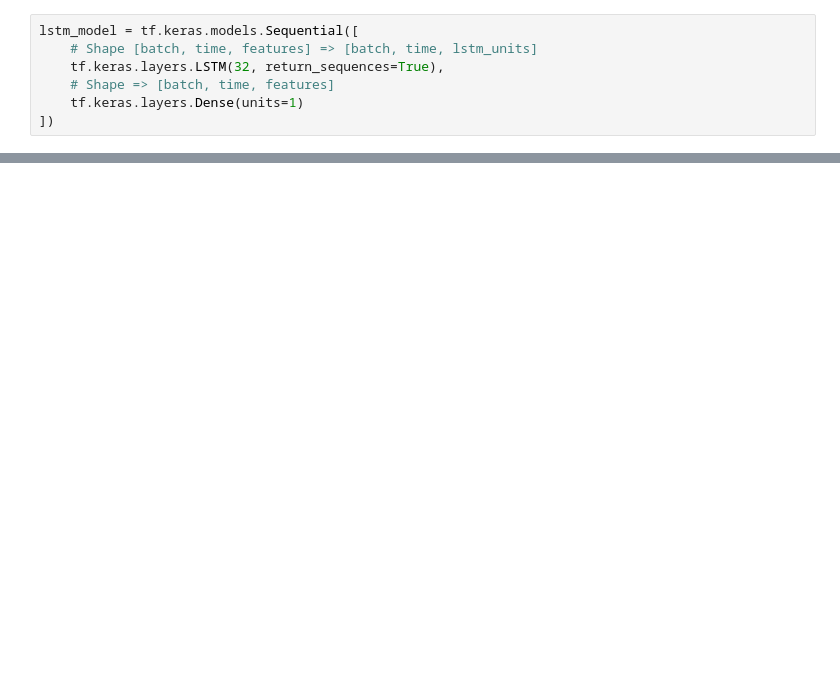
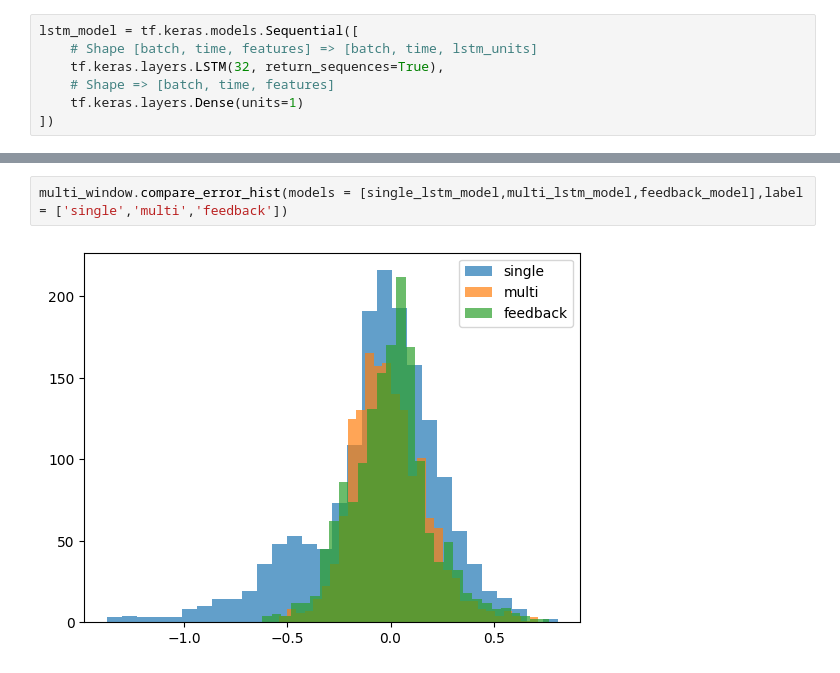
Before and after one commit to adonis107/ST7_Forecasting_RTE, a Jupyter notebook: RNN_modeling.ipynb, the cells around one changed output, grey strips where cells are left out. Cells and saved outputs as stored; diff of their text form; blank space fills up the shorter version.

```diff
--- a/RNN_modeling.ipynb
+++ b/RNN_modeling.ipynb
@@ -54,0 +139,4 @@ none
+# %%
+multi_window.compare_error_hist(models = [single_lstm_model,multi_lstm_model,feedback_model],label = ['single','multi','feedback'])
+# %% [output]
+[figure, added]
```
Also changed, not shown: parts of 16 cells of this notebook, 5 other files.
